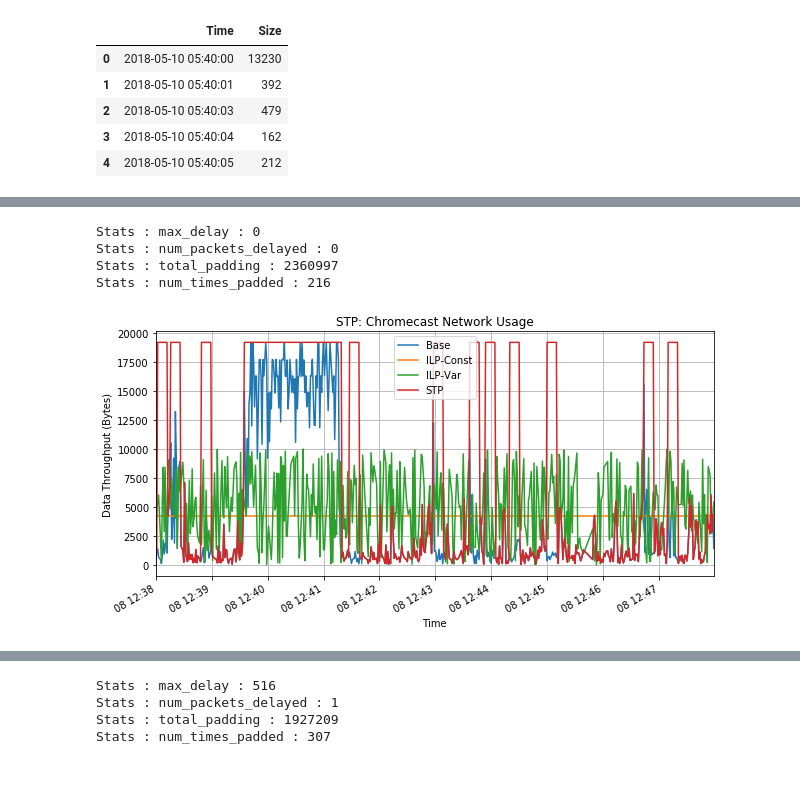
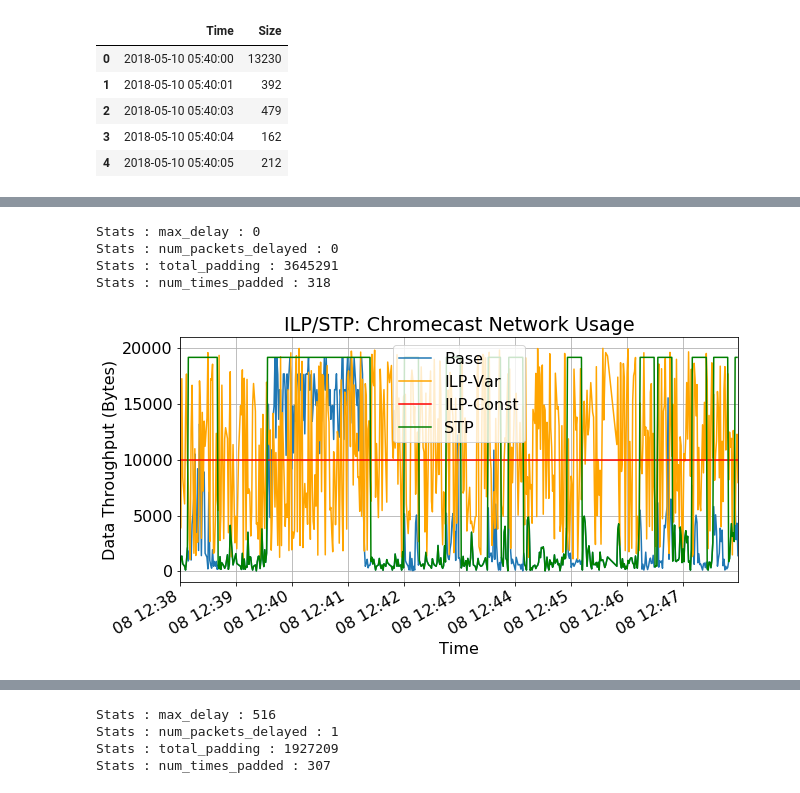
Before and after one commit to ayanpatel/iot-sec, a Jupyter notebook: plotDB.ipynb, the cells around one changed output, grey strips where cells are left out. Drawn from its saved outputs; the diff is of its cells as text; code cells hidden in the pictures.

Commit message:
mixed graphs

```diff
--- a/plotDB.ipynb
+++ b/plotDB.ipynb
@@ -509,7 +512,7 @@ def stp_alg(input_df, R, q, threshold):
         current_time = current_time + datetime.timedelta(seconds=1)
     return output_df, stats
 # %%
-chromecast_stp_df, chromecast_stp_stats = stp_alg(df, 12000, 0.5, 5000)
+chromecast_stp_df, chromecast_stp_stats = stp_alg(df, int(df['Size'].max()), 0.15, 5000)
 chromecast_stp_df.head()
 # %% [output]
 |  | Time | Size |
@@ -590,15 +593,17 @@ for stat in xbox_stp_stats:
 # %% [output]
 Stats : max_delay : 0
 Stats : num_packets_delayed : 0
-Stats : total_padding : 2360997
-Stats : num_times_padded : 216
+Stats : total_padding : 3645291
+Stats : num_times_padded : 318
 # %%
 ax = df.plot(x='Time', y='Size', kind='line', grid=True, title='Chromecast Network Usage', figsize=(10,5))
 ax.set_xlabel('Time')
 ax.set_ylabel('Data Throughput (Bytes)')
-ax = chromecast_stp_df.plot(x='Time', y='Size', kind='line', grid=True, title='STP: Chromecast 2 Network Usage', figsize=(10,5), ax=ax, color='red')
-chromecast_stp_df.plot(x='Time', y='Size', kind='line', grid=True, title='STP: Chromecast Network Usage', figsize=(10,5), ax=ax)
-plt.legend(['Base', 'ILP-Const', 'ILP-Var', 'STP'])
+ax = chromecast_ilp_var_df.plot(x='Time', y='Size', kind='line', grid=True, title='STP: Chromecast 2 Network Usage', figsize=(10,5), ax=ax, color='orange')
+ax = chromecast_ilp_const_df.plot(x='Time', y='Size', kind='line', grid=True, title='STP: Chromecast 2 Network Usage', figsize=(10,5), ax=ax, color='red')
+chromecast_stp_df.plot(x='Time', y='Size', kind='line', grid=True, title='ILP/STP: Chromecast Network Usage', figsize=(10,5), ax=ax, color='green')
+plt.legend(['Base', 'ILP-Var', 'ILP-Const', 'STP'])
+plt.savefig('figures/chromecast_mix.png')
 plt.show()
 # %% [output]
-[figure, old version]
+[figure, new version]
```
Also changed, not shown: parts of 27 cells of this notebook, 3 other files.
